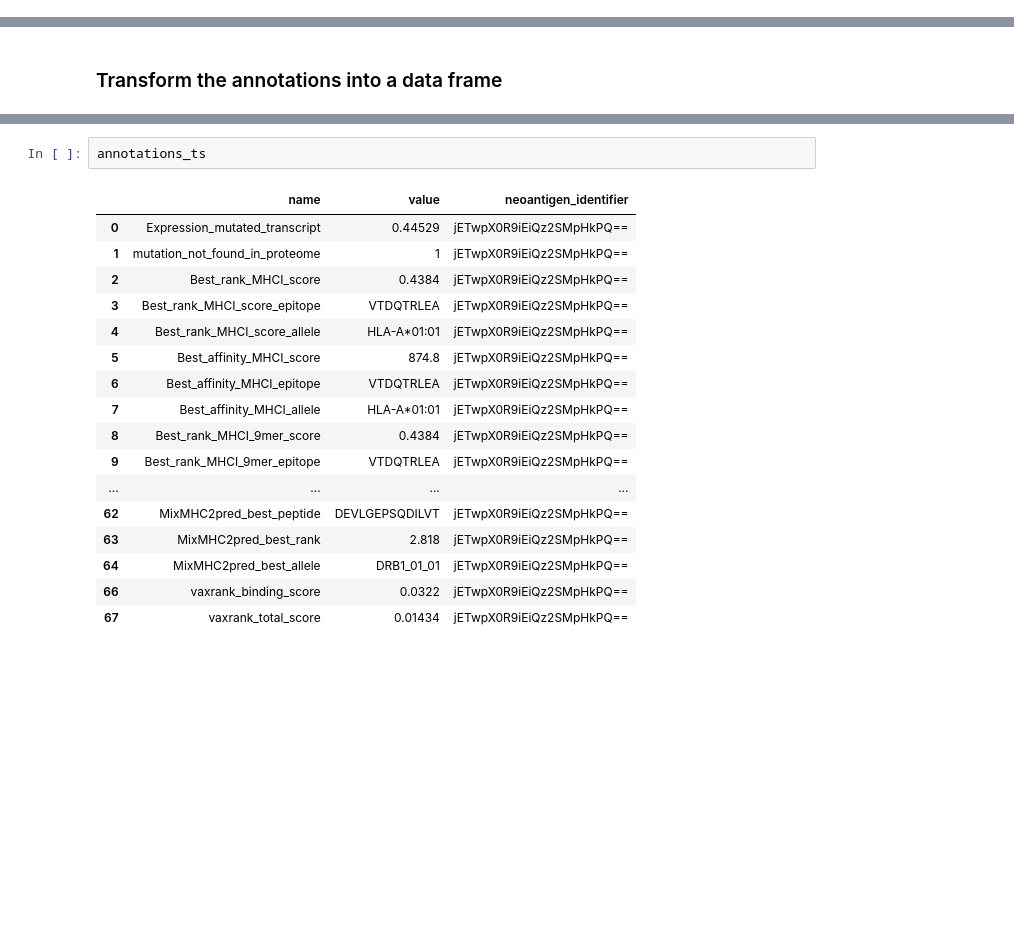
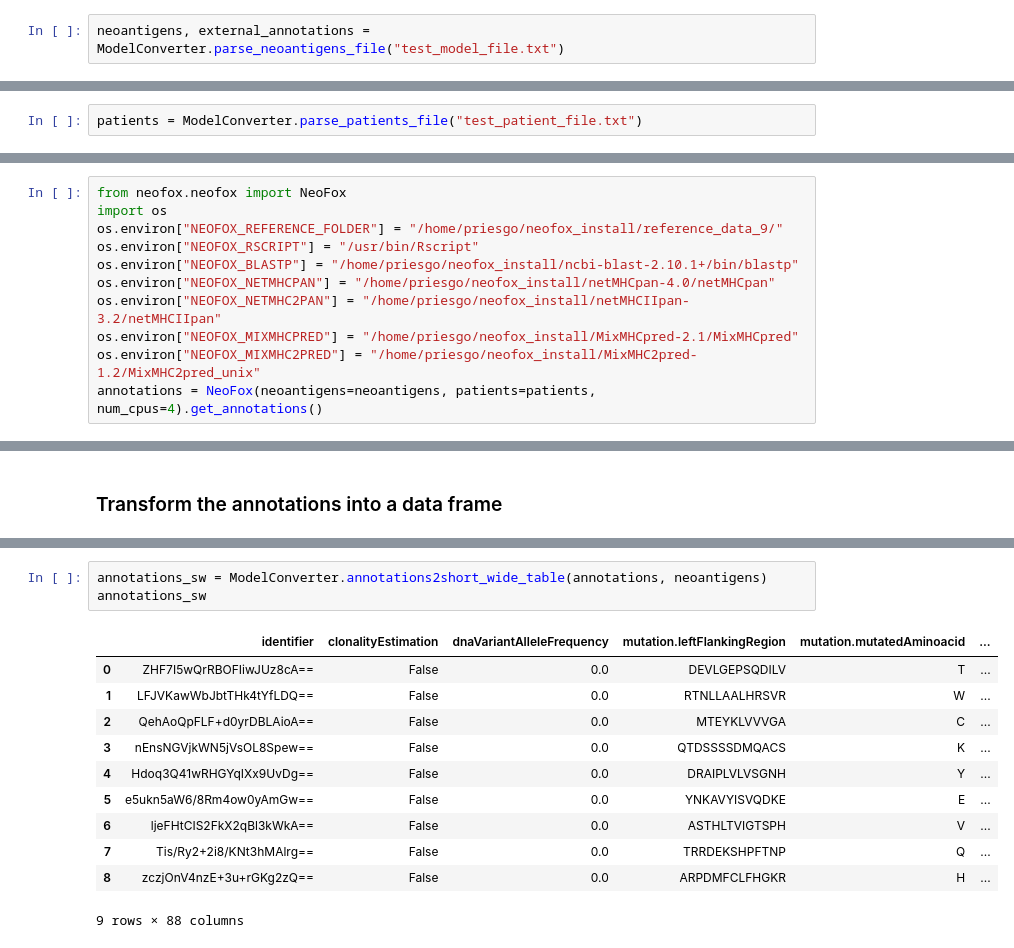
Before and after one commit to TRON-Bioinformatics/neofox, a Jupyter notebook: docs/source/notebooks/api_usage.ipynb, the cells around one changed output, grey strips where cells are left out. Drawn from its saved outputs; the diff is of its cells as text; blank space fills up the shorter version.

```diff
--- a/docs/source/notebooks/api_usage.ipynb
+++ b/docs/source/notebooks/api_usage.ipynb
@@ -113,0 +496,2 @@ annotations
+# %%
+neoantigens, external_annotations = ModelConverter.parse_neoantigens_file("test_model_file.txt")
@@ -113,0 +514,2 @@ annotations
+# %%
+patients = ModelConverter.parse_patients_file("test_patient_file.txt")
@@ -113,0 +520,11 @@ annotations
+# %%
+from neofox.neofox import NeoFox
+import os
+os.environ["NEOFOX_REFERENCE_FOLDER"] = "/home/priesgo/neofox_install/reference_data_9/"
+os.environ["NEOFOX_RSCRIPT"] = "/usr/bin/Rscript"
+os.environ["NEOFOX_BLASTP"] = "/home/priesgo/neofox_install/ncbi-blast-2.10.1+/bin/blastp"
+os.environ["NEOFOX_NETMHCPAN"] = "/home/priesgo/neofox_install/netMHCpan-4.0/netMHCpan"
+os.environ["NEOFOX_NETMHC2PAN"] = "/home/priesgo/neofox_install/netMHCIIpan-3.2/netMHCIIpan"
+os.environ["NEOFOX_MIXMHCPRED"] = "/home/priesgo/neofox_install/MixMHCpred-2.1/MixMHCpred"
+os.environ["NEOFOX_MIXMHC2PRED"] = "/home/priesgo/neofox_install/MixMHC2pred-1.2/MixMHC2pred_unix"
+annotations = NeoFox(neoantigens=neoantigens, patients=patients, num_cpus=4).get_annotations()
@@ -118,20 +566,15 @@ annotations_ts = ModelConverter.annotations2tall_skinny_table(neoantigen_annotat
-# %%
-annotations_ts
-# %% [output]
-|  | name | value | neoantigen_identifier |
-| 0 | Expression_mutated_transcript | 0.44529 | jETwpX0R9iEiQz2SMpHkPQ== |
-| 1 | mutation_not_found_in_proteome | 1 | jETwpX0R9iEiQz2SMpHkPQ== |
-| 2 | Best_rank_MHCI_score | 0.4384 | jETwpX0R9iEiQz2SMpHkPQ== |
-| 3 | Best_rank_MHCI_score_epitope | VTDQTRLEA | jETwpX0R9iEiQz2SMpHkPQ== |
-| 4 | Best_rank_MHCI_score_allele | HLA-A*01:01 | jETwpX0R9iEiQz2SMpHkPQ== |
-| 5 | Best_affinity_MHCI_score | 874.8 | jETwpX0R9iEiQz2SMpHkPQ== |
-| 6 | Best_affinity_MHCI_epitope | VTDQTRLEA | jETwpX0R9iEiQz2SMpHkPQ== |
-| 7 | Best_affinity_MHCI_allele | HLA-A*01:01 | jETwpX0R9iEiQz2SMpHkPQ== |
-| 8 | Best_rank_MHCI_9mer_score | 0.4384 | jETwpX0R9iEiQz2SMpHkPQ== |
-| 9 | Best_rank_MHCI_9mer_epitope | VTDQTRLEA | jETwpX0R9iEiQz2SMpHkPQ== |
-| ... | ... | ... | ... |
-| 62 | MixMHC2pred_best_peptide | DEVLGEPSQDILVT | jETwpX0R9iEiQz2SMpHkPQ== |
-| 63 | MixMHC2pred_best_rank | 2.818 | jETwpX0R9iEiQz2SMpHkPQ== |
-| 64 | MixMHC2pred_best_allele | DRB1_01_01 | jETwpX0R9iEiQz2SMpHkPQ== |
-| 66 | vaxrank_binding_score | 0.0322 | jETwpX0R9iEiQz2SMpHkPQ== |
-| 67 | vaxrank_total_score | 0.01434 | jETwpX0R9iEiQz2SMpHkPQ== |
+# %%
+annotations_sw = ModelConverter.annotations2short_wide_table(annotations, neoantigens)
+annotations_sw
+# %% [output]
+|  | identifier | clonalityEstimation | dnaVariantAlleleFrequency | mutation.leftFlankingRegion | mutation.mutatedAminoacid | ... |
+| 0 | ZHF7I5wQrRBOFIiwJUz8cA== | False | 0.0 | DEVLGEPSQDILV | T | ... |
+| 1 | LFJVKawWbJbtTHk4tYfLDQ== | False | 0.0 | RTNLLAALHRSVR | W | ... |
+| 2 | QehAoQpFLF+d0yrDBLAioA== | False | 0.0 | MTEYKLVVVGA | C | ... |
+| 3 | nEnsNGVjkWN5jVsOL8Spew== | False | 0.0 | QTDSSSSDMQACS | K | ... |
+| 4 | Hdoq3Q41wRHGYqIXx9UvDg== | False | 0.0 | DRAIPLVLVSGNH | Y | ... |
+| 5 | e5ukn5aW6/8Rm4ow0yAmGw== | False | 0.0 | YNKAVYISVQDKE | E | ... |
+| 6 | ljeFHtCIS2FkX2qBl3kWkA== | False | 0.0 | ASTHLTVIGTSPH | V | ... |
+| 7 | Tis/Ry2+2i8/KNt3hMAlrg== | False | 0.0 | TRRDEKSHPFTNP | Q | ... |
+| 8 | zczjOnV4nzE+3u+rGKg2zQ== | False | 0.0 | ARPDMFCLFHGKR | H | ... |
+9 rows × 88 columns
```
Also changed, not shown: parts of 80 cells of this notebook, 5 other files.
